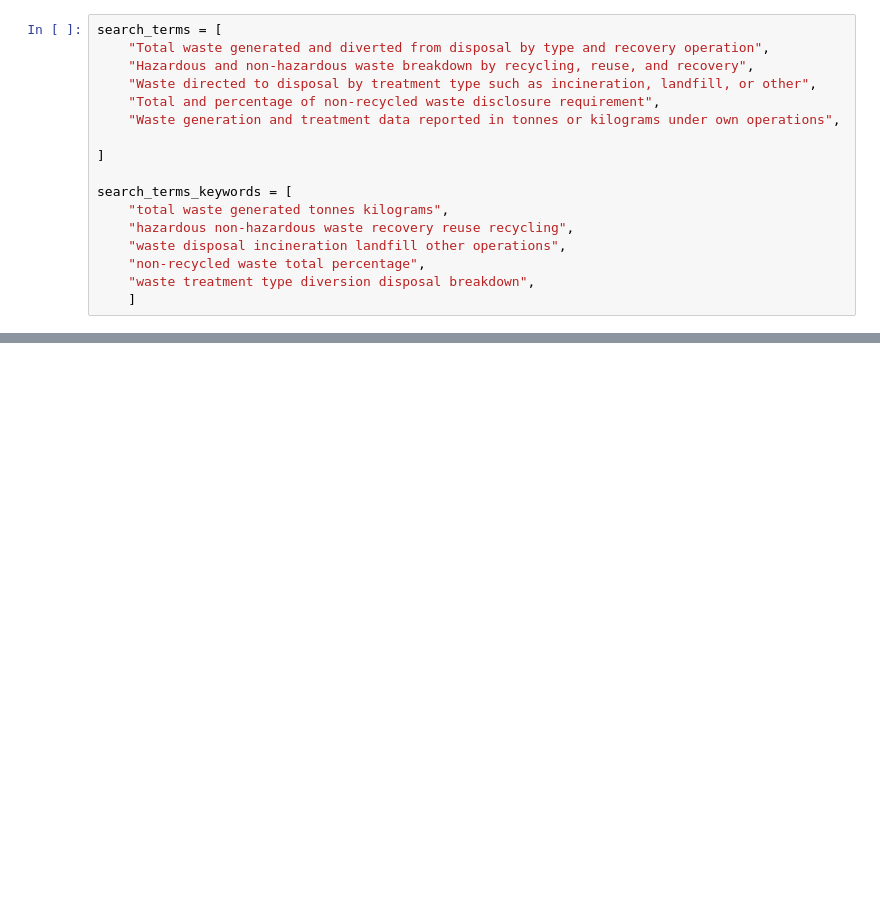
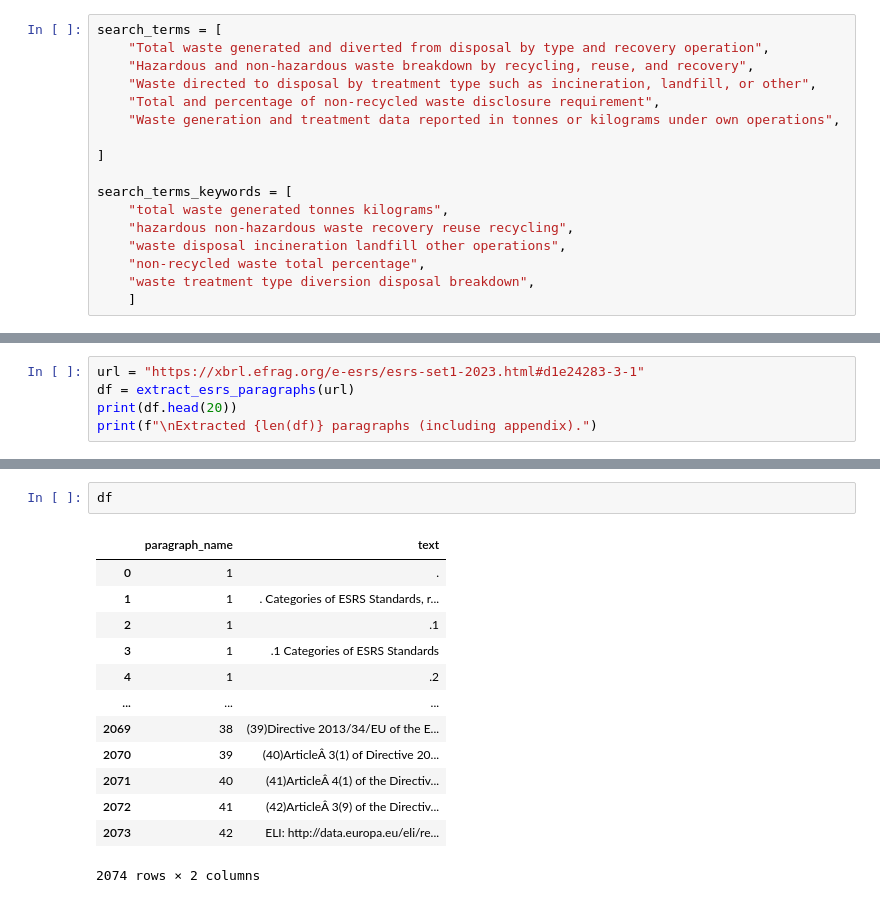
Before and after one commit to prithvimk/esg-disclosure-classifier, a Jupyter notebook: notebooks/doc_vectorisation.ipynb, the cells around one changed output, grey strips where cells are left out. Drawn from its saved outputs; the diff is of its cells as text; blank space fills up the shorter version.

Commit message:
wip: testing retrieval using paragraph text

```diff
--- a/notebooks/doc_vectorisation.ipynb
+++ b/notebooks/doc_vectorisation.ipynb
@@ -222,0 +292,5 @@ context
+# %%
+url = "https://xbrl.efrag.org/e-esrs/esrs-set1-2023.html#d1e24283-3-1"
+df = extract_esrs_paragraphs(url)
+print(df.head(20))
+print(f"\nExtracted {len(df)} paragraphs (including appendix).")
@@ -222,0 +315,16 @@ context
+# %%
+df
+# %% [output]
+|  | paragraph_name | text |
+| 0 | 1 | . |
+| 1 | 1 | . Categories of ESRS Standards, r... |
+| 2 | 1 | .1 |
+| 3 | 1 | .1 Categories of ESRS Standards |
+| 4 | 1 | .2 |
+| ... | ... | ... |
+| 2069 | 38 | (39)Directive 2013/34/EU of the E... |
+| 2070 | 39 | (40)ArticleÂ 3(1) of Directive 20... |
+| 2071 | 40 | (41)ArticleÂ 4(1) of the Directiv... |
+| 2072 | 41 | (42)ArticleÂ 3(9) of the Directiv... |
+| 2073 | 42 | ELI: http://data.europa.eu/eli/re... |
+2074 rows × 2 columns
```
Also changed, not shown: parts of 8 cells of this notebook, 1 other file.
